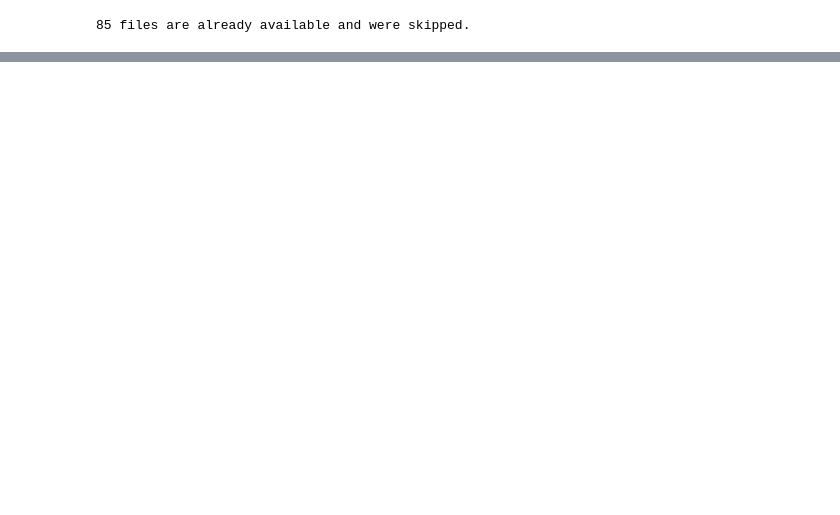
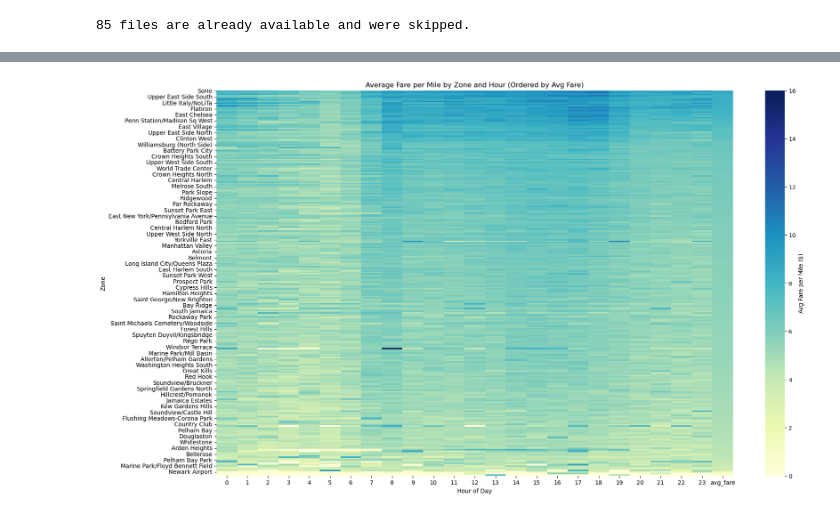
Before and after one commit to Autonomousse/nyc_taxi_surge_pricing, a Jupyter notebook: taxi_surge_pricing.ipynb, the cells around one changed output, grey strips where cells are left out. Drawn from its saved outputs; the diff is of its cells as text; code cells hidden in the pictures; blank space fills up the shorter version.

```diff
--- a/taxi_surge_pricing.ipynb
+++ b/taxi_surge_pricing.ipynb
@@ -257,0 +548,27 @@ df
+# %%
+# Aggregate average fare per mile per zone and hour to plot with Seaborn, otherwise values won't be unique.
+combined_pd_df = combined_pd_df.groupby(['Zone', 'pickup_hour'], as_index=False)['avg_fare_per_mile'].mean()
+
+# Rename hour column for clarity.
+#combined_pd_df = combined_pd_df.rename(columns={'hour':'pickup_hour'})
+
+# Pivot table so rows are zones, columns are the pickup hour, and values are the avg fare per mile.
+heatmap_data = combined_pd_df.pivot(index="Zone", columns="pickup_hour", values="avg_fare_per_mile").fillna(0)
+
+# Compute the mean across all hours and sort by the mean.
+heatmap_data['avg_fare'] = heatmap_data.mean(axis=1)
+heatmap_data = heatmap_data.sort_values(by='avg_fare', ascending=False)
+
+plt.figure(figsize=(20,12))
+sns.heatmap(heatmap_data, cmap="YlGnBu", cbar_kws={'label': 'Avg Fare per Mile ($)'})
+plt.title("Average Fare per Mile by Zone and Hour (Ordered by Avg Fare)")
+plt.xlabel("Hour of Day")
+plt.ylabel("Zone")
+plt.show()
+
+# Save the chart.
+plt.savefig(f"{image_folder}/avg_far_per_mile_by_zone_and_hour.png", dpi=300, bbox_inches='tight')
+
+plt.close()
+# %% [output]
+[figure, added]
```
Also changed, not shown: parts of 30 cells of this notebook, 7 other files.
